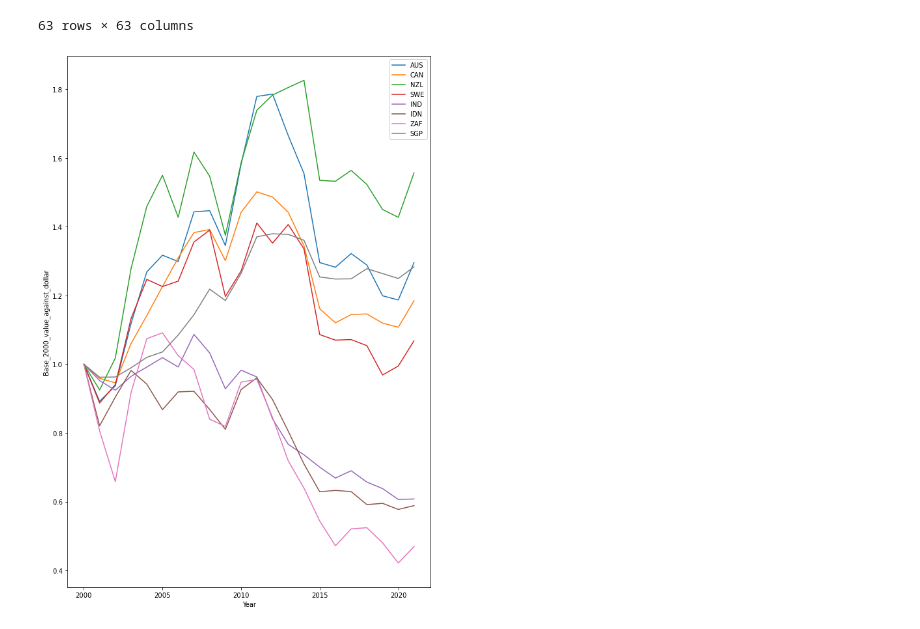
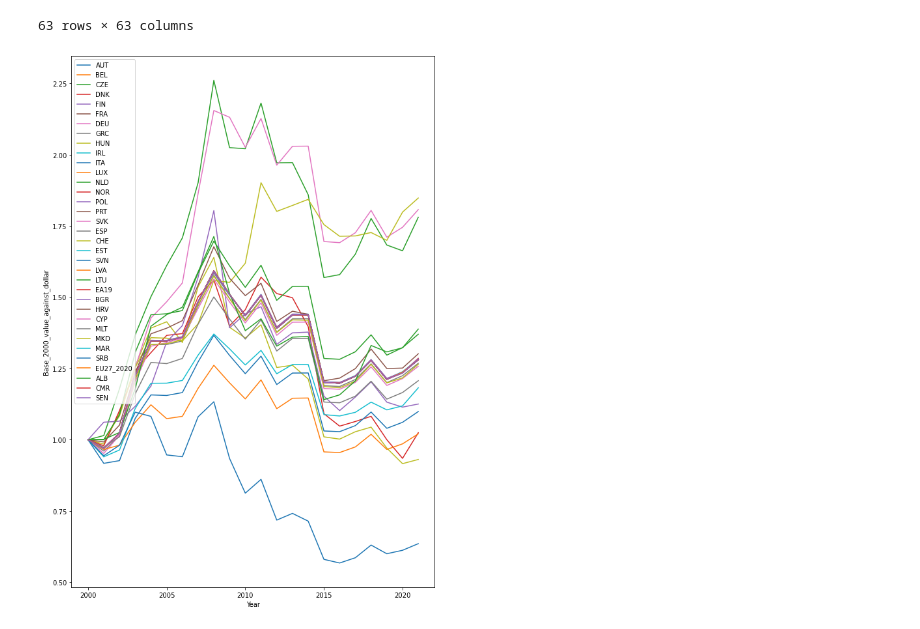
Before and after one commit to jacb1729/Analytics-misc, a Jupyter notebook: Currency_standards/Untitled.ipynb, the cells around one changed output. Drawn from its saved outputs; the diff is of its cells as text; code cells hidden in the pictures.

Commit message:
Fixed Counter labels

```diff
--- a/Currency_standards/Untitled.ipynb
+++ b/Currency_standards/Untitled.ipynb
@@ -90,11 +90,11 @@ clustering = AffinityPropagation(random_state = 0, affinity='precomputed').fit(a
 #Zips are exhausted after one use
 labels_locations = [aff_matrix.index[ind] for ind in clustering.labels_]
 mapping = dict({
-    key_loc: centre_loc for key_loc, centre_loc in zip(aff_matrix, labels_locations)
+    key_loc: centre_loc for key_loc, centre_loc in zip(aff_matrix.index, labels_locations)
 })
-# %%
-CENTRE = 'AUS'
-cluster = [key for key, val in mapping.items() if val == CENTRE]
-relative_prices_timeseries_plot(cluster)
-# %% [output]
-[figure, removed]
+# %%
+CENTRE = 'DEU'
+cluster = [key for key, val in mapping.items() if val == CENTRE]
+relative_prices_timeseries_plot(cluster)
+# %% [output]
+[figure, added]
```
Also changed, not shown: parts of 3 cells of this notebook.
